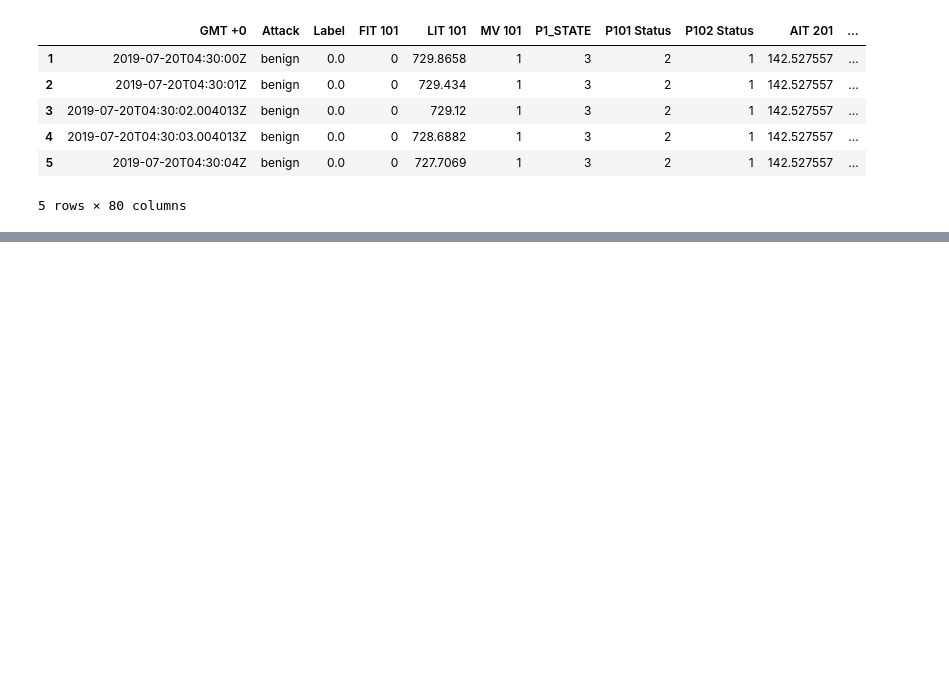
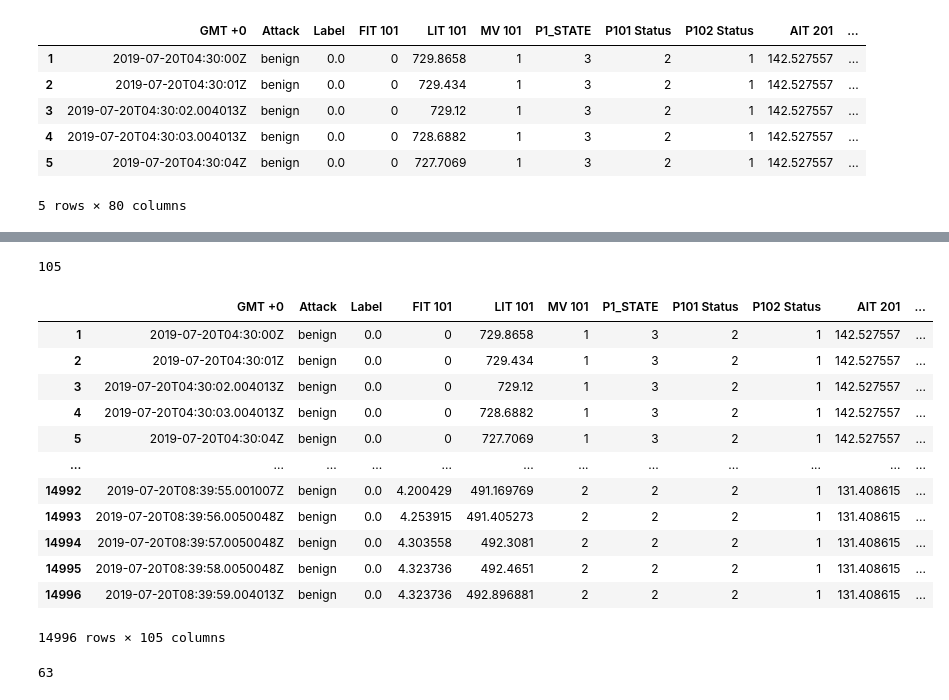
Before and after one commit to ElouanV/mlsecu, a Jupyter notebook: notebooks/data_analysis.ipynb, the cells around one changed output, grey strips where cells are left out. Cells and saved outputs as stored; diff of their text form; code cells hidden in the pictures; blank space fills up the shorter version.

```diff
--- a/notebooks/data_analysis.ipynb
+++ b/notebooks/data_analysis.ipynb
@@ -26,0 +60,48 @@ df.head()
+# %%
+# LS 201	, LS 202	,LSL 203	,LSLL 203 ,LS 401, LSH 601,	LSH 602,	LSH 603,	LSL 601,	LSL 602,	LSL 603
+columns_with_dct_string = ['LS 201', 'LS 202', 'LSL 203', 'LSLL 203', 'LS 401', 'LSH 601', 'LSH 602', 'LSH 603', 'LSL 601', 'LSL 602', 'LSL 603']
+# %%
+# Apply ast.literal_eval to convert string to dictionary
+import ast
+for col in columns_with_dct_string:
+    df[col] = df[col].apply(ast.literal_eval)
+# Define a function to expand the dictionary values into columns
+def expand_dictionary_values(df, column_name):
+    # Get the unique keys
+    unique_keys = set()
+    for row in df[column_name]:
+        unique_keys.update(row.keys())
+    # Create a column for each key
+    for key in unique_keys:
+        df[key] = 0
+    # Fill in the values
+    # Create a column for each key
+    for key in unique_keys:
+        new_column_name = column_name + '_' + key
+        df[new_column_name] = df[column_name].apply(lambda x: x[key] if key in x else 0)
+        # Drop the original column
+    df = df.drop(column_name, axis=1)
+    return df
+
+for col in columns_with_dct_string:
+    df = expand_dictionary_values(df, col)
+# %%
+len(df.columns)
+# %% [output]
+105
+# %%
+df
+# %% [output]
+|  | GMT +0 | Attack | Label | FIT 101 | LIT 101 | MV 101 | P1_STATE | P101 Status | P102 Status | AIT 201 | ... |
+| 1 | 2019-07-20T04:30:00Z | benign | 0.0 | 0 | 729.8658 | 1 | 3 | 2 | 1 | 142.527557 | ... |
+| 2 | 2019-07-20T04:30:01Z | benign | 0.0 | 0 | 729.434 | 1 | 3 | 2 | 1 | 142.527557 | ... |
+| 3 | 2019-07-20T04:30:02.004013Z | benign | 0.0 | 0 | 729.12 | 1 | 3 | 2 | 1 | 142.527557 | ... |
+| 4 | 2019-07-20T04:30:03.004013Z | benign | 0.0 | 0 | 728.6882 | 1 | 3 | 2 | 1 | 142.527557 | ... |
+| 5 | 2019-07-20T04:30:04Z | benign | 0.0 | 0 | 727.7069 | 1 | 3 | 2 | 1 | 142.527557 | ... |
+| ... | ... | ... | ... | ... | ... | ... | ... | ... | ... | ... | ... |
+| 14992 | 2019-07-20T08:39:55.001007Z | benign | 0.0 | 4.200429 | 491.169769 | 2 | 2 | 2 | 1 | 131.408615 | ... |
+| 14993 | 2019-07-20T08:39:56.0050048Z | benign | 0.0 | 4.253915 | 491.405273 | 2 | 2 | 2 | 1 | 131.408615 | ... |
+| 14994 | 2019-07-20T08:39:57.0050048Z | benign | 0.0 | 4.303558 | 492.3081 | 2 | 2 | 2 | 1 | 131.408615 | ... |
+| 14995 | 2019-07-20T08:39:58.0050048Z | benign | 0.0 | 4.323736 | 492.4651 | 2 | 2 | 2 | 1 | 131.408615 | ... |
+| 14996 | 2019-07-20T08:39:59.004013Z | benign | 0.0 | 4.323736 | 492.896881 | 2 | 2 | 2 | 1 | 131.408615 | ... |
+14996 rows × 105 columns
@@ -26,0 +122,4 @@ df.head()
+# %%
+len(df.columns)
+# %% [output]
+63
```
Also changed, not shown: parts of 11 cells of this notebook, 3 other files.
